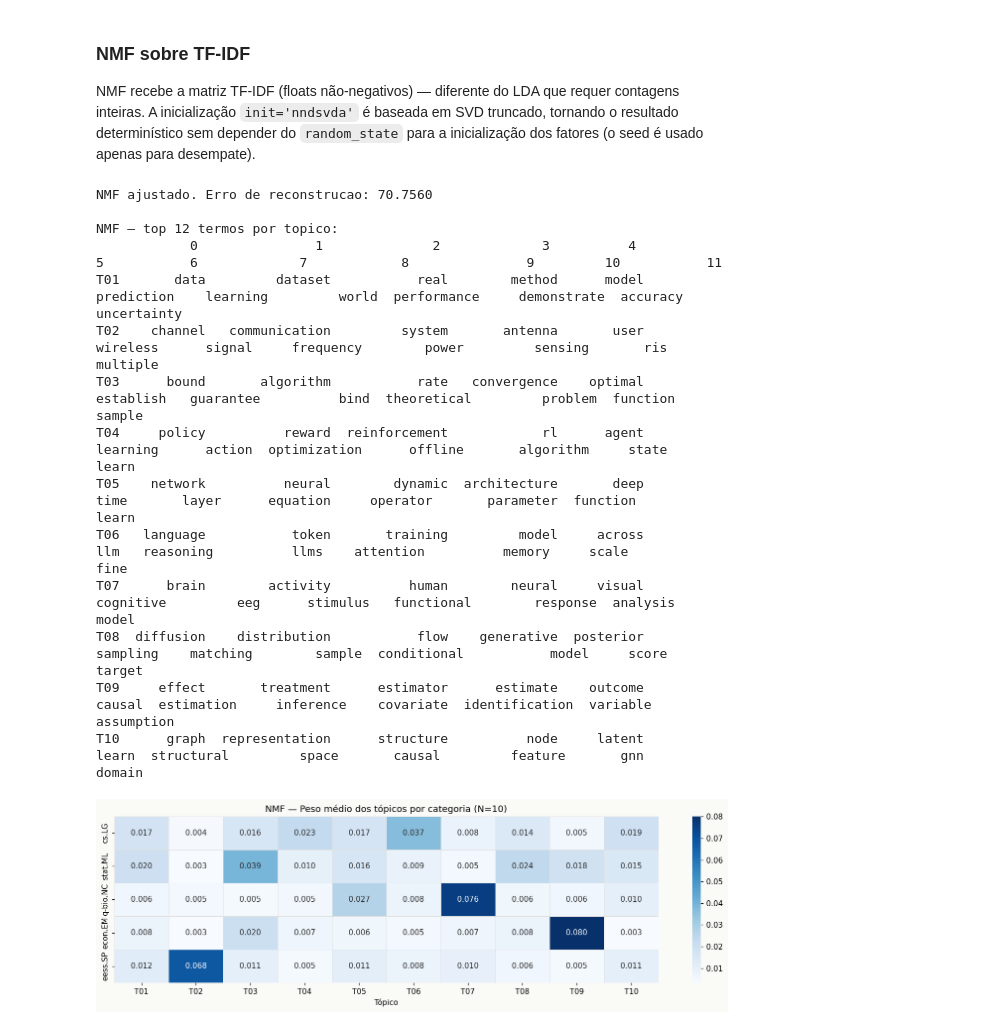
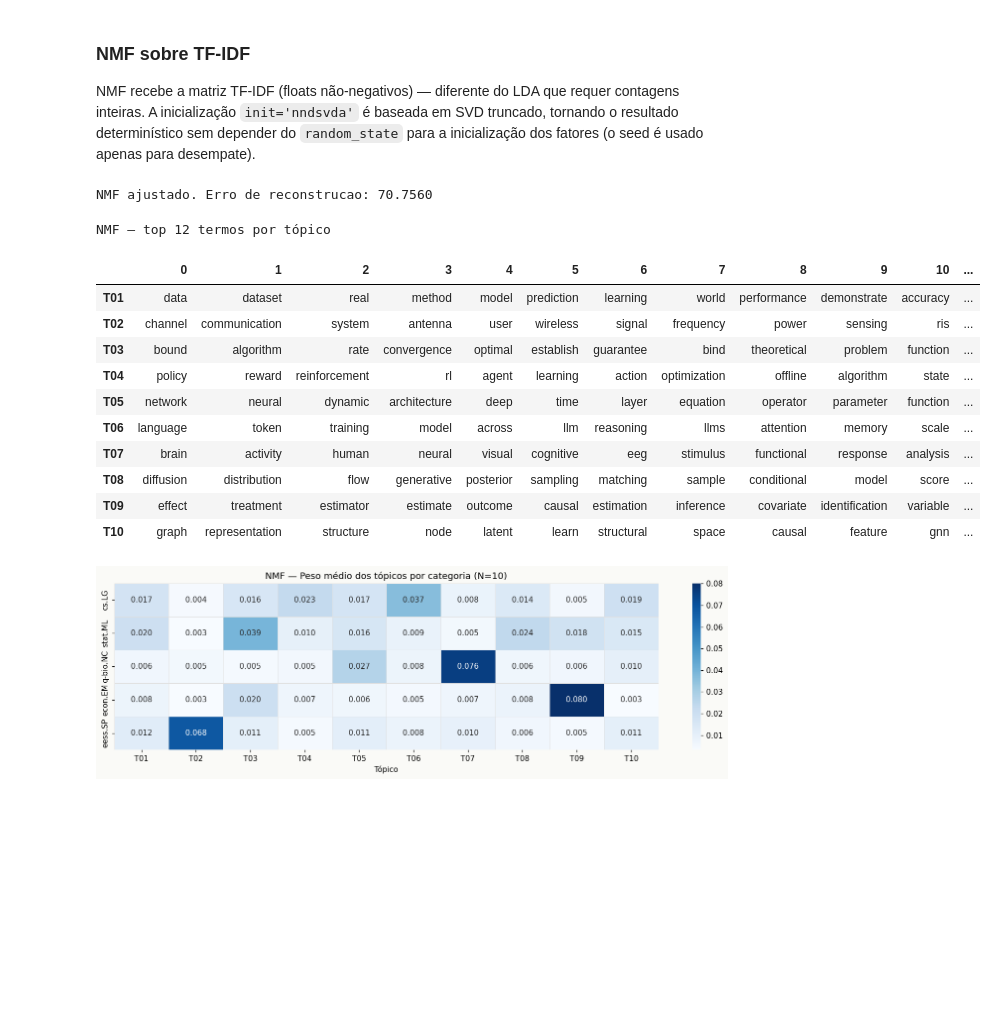
Before and after one commit to danimoreira90/arxiv-nlp-pipeline, a Jupyter notebook: notebook.ipynb, the cells around one changed output. Cells and saved outputs as stored; diff of their text form; code cells hidden in the pictures; blank space fills up the shorter version.

```diff
--- a/notebook.ipynb
+++ b/notebook.ipynb
@@ -1018,33 +1056,31 @@ NMF recebe a matriz TF-IDF (floats não-negativos) — diferente do LDA que requ
 # %%
 # ── 3.1b NMF (usa tfidf_matrix da Fase 2) ────────────────────────────
 nmf = NMF(
     n_components=N_TOPICS,
     init='nndsvda',
     max_iter=500,
     random_state=42,
 )
 nmf.fit(tfidf_matrix)
 print(f'NMF ajustado. Erro de reconstrucao: {nmf.reconstruction_err_:.4f}')
 
 tfidf_fn = np.array(tfidf.get_feature_names_out())
 nmf_top = show_topics(nmf.components_, tfidf_fn)
-print(f'\nNMF — top 12 termos por topico:')
-print(nmf_top.to_string())
+display(nmf_top.style.set_caption('NMF — top 12 termos por tópico'))
 # %% [output]
 NMF ajustado. Erro de reconstrucao: 70.7560
-
-NMF — top 12 termos por topico:
-            0               1              2             3          4           5           6             7            8               9         10           11
-T01       data         dataset           real        method      model  prediction    learning         world  performance     demonstrate  accuracy  uncertainty
-T02    channel   communication         system       antenna       user    wireless      signal     frequency        power         sensing       ris     multiple
-T03      bound       algorithm           rate   convergence    optimal   establish   guarantee          bind  theoretical         problem  function       sample
-T04     policy          reward  reinforcement            rl      agent    learning      action  optimization      offline       algorithm     state        learn
-T05    network          neural        dynamic  architecture       deep        time       layer      equation     operator       parameter  function        learn
-T06   language           token       training         model     across         llm   reasoning          llms    attention          memory     scale         fine
-T07      brain        activity          human        neural     visual   cognitive         eeg      stimulus   functional        response  analysis        model
-T08  diffusion    distribution           flow    generative  posterior    sampling    matching        sample  conditional           model     score       target
-T09     effect       treatment      estimator      estimate    outcome      causal  estimation     inference    covariate  identification  variable   assumption
-T10      graph  representation      structure          node     latent       learn  structural         space       causal         feature       gnn       domain
+NMF — top 12 termos por tópico
+|  | 0 | 1 | 2 | 3 | 4 | 5 | 6 | 7 | 8 | 9 | 10 | ... |
+| T01 | data | dataset | real | method | model | prediction | learning | world | performance | demonstrate | accuracy | ... |
+| T02 | channel | communication | system | antenna | user | wireless | signal | frequency | power | sensing | ris | ... |
+| T03 | bound | algorithm | rate | convergence | optimal | establish | guarantee | bind | theoretical | problem | function | ... |
+| T04 | policy | reward | reinforcement | rl | agent | learning | action | optimization | offline | algorithm | state | ... |
+| T05 | network | neural | dynamic | architecture | deep | time | layer | equation | operator | parameter | function | ... |
+| T06 | language | token | training | model | across | llm | reasoning | llms | attention | memory | scale | ... |
+| T07 | brain | activity | human | neural | visual | cognitive | eeg | stimulus | functional | response | analysis | ... |
+| T08 | diffusion | distribution | flow | generative | posterior | sampling | matching | sample | conditional | model | score | ... |
+| T09 | effect | treatment | estimator | estimate | outcome | causal | estimation | inference | covariate | identification | variable | ... |
+| T10 | graph | representation | structure | node | latent | learn | structural | space | causal | feature | gnn | ... |
 # %%
 # ── NMF: distribuição média de tópicos por categoria ─────────────────
 doc_topic_nmf = nmf.transform(tfidf_matrix)
```
Also changed, not shown: parts of 18 cells of this notebook.
